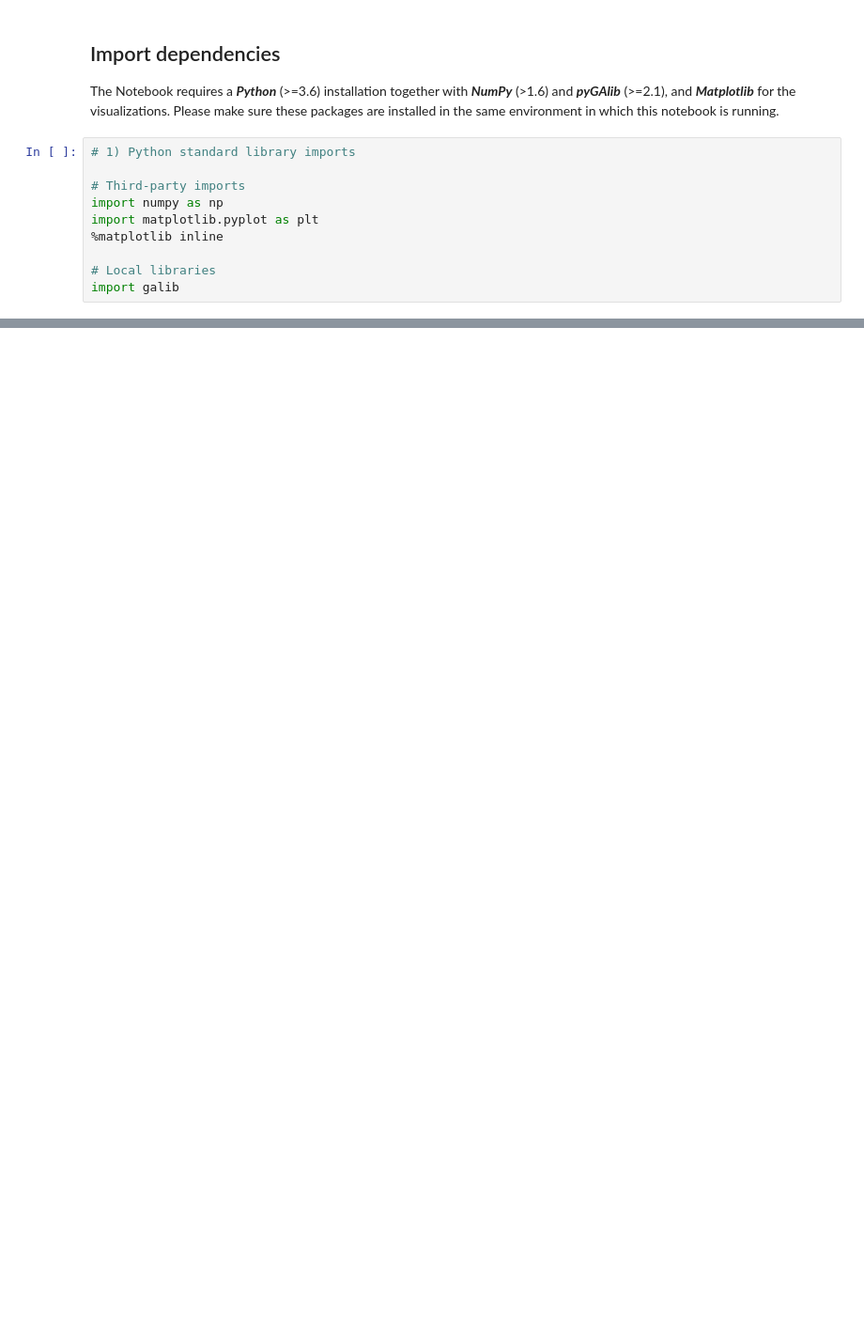
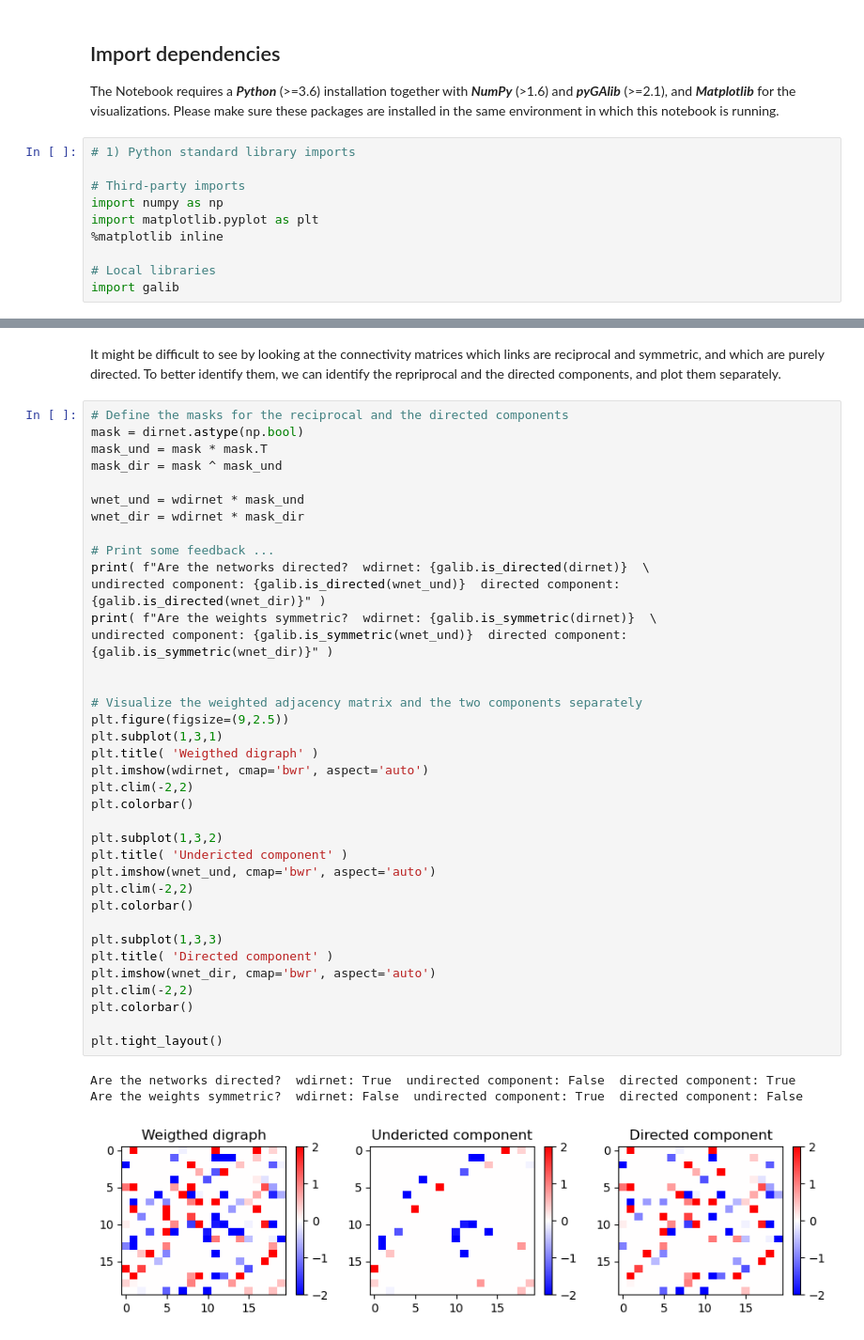
Before and after one commit to gorkazl/pyGAlib, a Jupyter notebook: Examples/WeightedGraphs_Intro.ipynb, the cells around one changed output, grey strips where cells are left out. Shown at 94% size. Saved outputs shown, nothing was run; the diff lists cells and outputs as text; blank space fills up the shorter version.

```diff
--- a/Examples/WeightedGraphs_Intro.ipynb
+++ b/Examples/WeightedGraphs_Intro.ipynb
@@ -133,0 +200,43 @@ CONTINUE HERE !! *Show examples for a digraph, that gets asymmetric weights by d
+# %% [markdown]
+It might be difficult to see by looking at the connectivity matrices which links are reciprocal and symmetric, and which are purely directed. To better identify them, we can identify the repriprocal and the directed components, and plot them separately.
+# %%
+# Define the masks for the reciprocal and the directed components
+mask = dirnet.astype(np.bool)
+mask_und = mask * mask.T
+mask_dir = mask ^ mask_und
+
+wnet_und = wdirnet * mask_und
+wnet_dir = wdirnet * mask_dir
+
+# Print some feedback ...
+print( f"Are the networks directed?  wdirnet: {galib.is_directed(dirnet)}  \
+undirected component: {galib.is_directed(wnet_und)}  directed component: {galib.is_directed(wnet_dir)}" )
+print( f"Are the weights symmetric?  wdirnet: {galib.is_symmetric(dirnet)}  \
+undirected component: {galib.is_symmetric(wnet_und)}  directed component: {galib.is_symmetric(wnet_dir)}" )
+
+
+# Visualize the weighted adjacency matrix and the two components separately
+plt.figure(figsize=(9,2.5))
+plt.subplot(1,3,1)
+plt.title( 'Weigthed digraph' )
+plt.imshow(wdirnet, cmap='bwr', aspect='auto')
+plt.clim(-2,2)
+plt.colorbar()
+
+plt.subplot(1,3,2)
+plt.title( 'Undericted component' )
+plt.imshow(wnet_und, cmap='bwr', aspect='auto')
+plt.clim(-2,2)
+plt.colorbar()
+
+plt.subplot(1,3,3)
+plt.title( 'Directed component' )
+plt.imshow(wnet_dir, cmap='bwr', aspect='auto')
+plt.clim(-2,2)
+plt.colorbar()
+
+plt.tight_layout()
+# %% [output]
+Are the networks directed?  wdirnet: True  undirected component: False  directed component: True
+Are the weights symmetric?  wdirnet: False  undirected component: True  directed component: False
+[figure, added]
```
Also changed, not shown: parts of 14 cells of this notebook.
